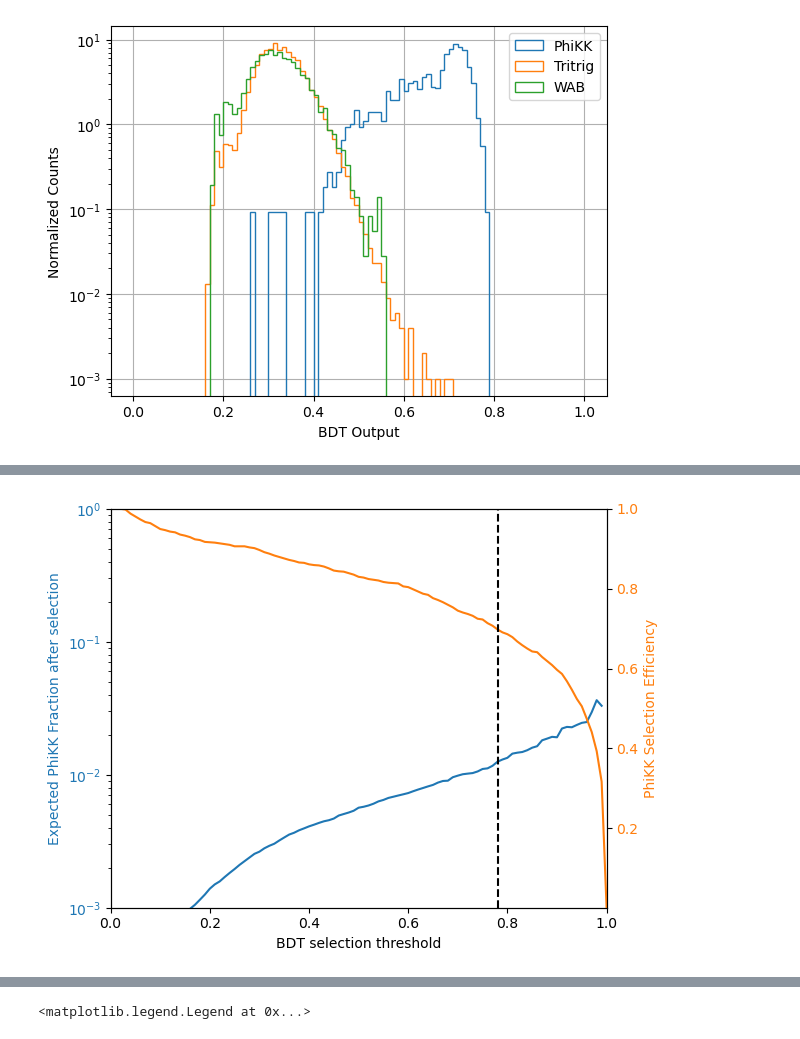
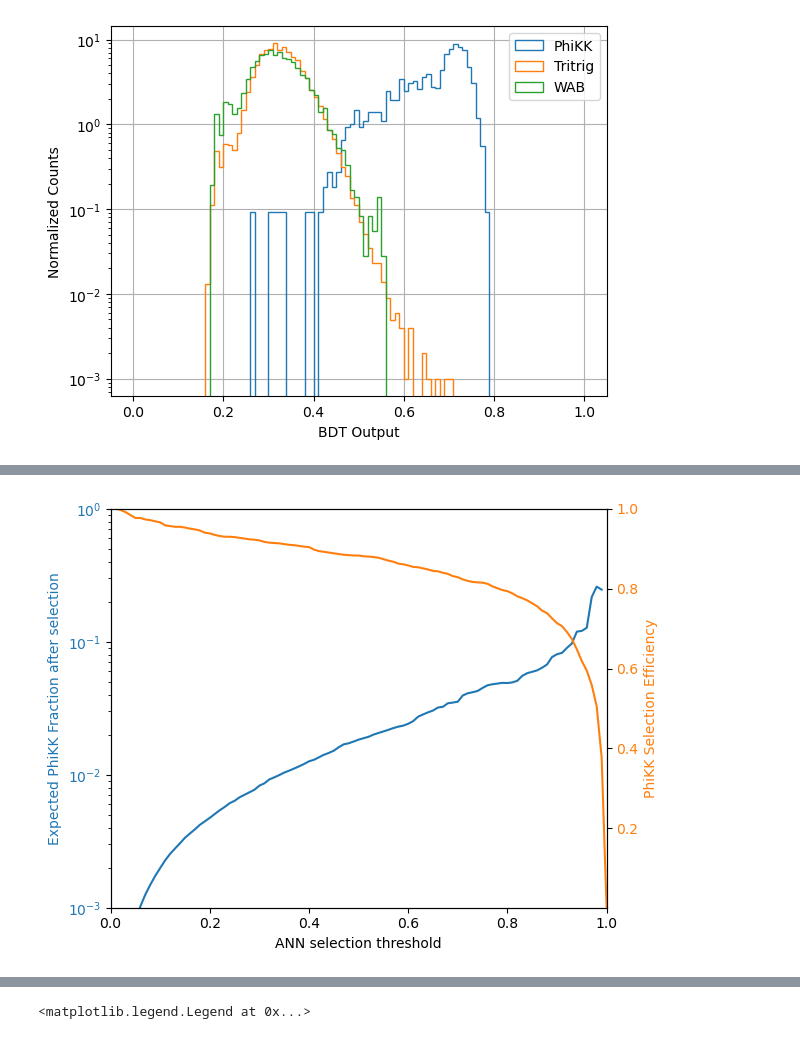
Before and after one commit to mghrear/pivoting-ANN, a Jupyter notebook: compare_models.ipynb, the cells around one changed output, grey strips where cells are left out. Drawn from its saved outputs; the diff is of its cells as text; code cells hidden in the pictures.

```diff
--- a/compare_models.ipynb
+++ b/compare_models.ipynb
@@ -175,9 +189,9 @@ for thld in np.arange(0,1.0,0.01):
     phiKK_eff = np.sum(test_df_phiKK.BDT > thld)/len(test_df_phiKK)
     tritrig_eff = np.sum(test_df_tritrig.BDT > thld)/len(test_df_tritrig)
     wab_eff = np.sum(test_df_wab.BDT > thld)/len(test_df_wab)
-    phiKK_frac = 2.96E2*phiKK_eff/(2.96E2*phiKK_eff+1.13E7*tritrig_eff+2.72E6*wab_eff)
-    tritrig_frac = 1.13E7*tritrig_eff/(2.96E2*phiKK_eff+1.13E7*tritrig_eff+2.72E6*wab_eff)
-    wab_frac = 2.72E6*wab_eff/(2.96E2*phiKK_eff+1.13E7*tritrig_eff+2.72E6*wab_eff)
+    phiKK_frac = phiKK_ratio*phiKK_eff/(phiKK_ratio*phiKK_eff+tritrig_ratio*tritrig_eff+wab_ratio*wab_eff)
+    tritrig_frac = tritrig_ratio*tritrig_eff/(phiKK_ratio*phiKK_eff+tritrig_ratio*tritrig_eff+wab_ratio*wab_eff)
+    wab_frac = wab_ratio*wab_eff/(phiKK_ratio*phiKK_eff+tritrig_ratio*tritrig_eff+wab_ratio*wab_eff)
     phiKK_fracs += [phiKK_frac]
     tritrig_fracs += [tritrig_frac]
     wab_fracs += [wab_frac]
@@ -270,9 +263,9 @@ for thld in np.arange(0,1.01,0.01):
     phiKK_eff = np.sum(test_df_phiKK.MLP > thld)/len(test_df_phiKK)
     tritrig_eff = np.sum(test_df_tritrig.MLP > thld)/len(test_df_tritrig)
     wab_eff = np.sum(test_df_wab.MLP > thld)/len(test_df_wab)
-    phiKK_frac = 2.96E2*phiKK_eff/(2.96E2*phiKK_eff+1.13E7*tritrig_eff+2.72E6*wab_eff)
-    tritrig_frac = 1.13E7*tritrig_eff/(2.96E2*phiKK_eff+1.13E7*tritrig_eff+2.72E6*wab_eff)
-    wab_frac = 2.72E6*wab_eff/(2.96E2*phiKK_eff+1.13E7*tritrig_eff+2.72E6*wab_eff)
+    phiKK_frac = phiKK_ratio*phiKK_eff/(phiKK_ratio*phiKK_eff+tritrig_ratio*tritrig_eff+wab_ratio*wab_eff)
+    tritrig_frac = tritrig_ratio*tritrig_eff/(phiKK_ratio*phiKK_eff+tritrig_ratio*tritrig_eff+wab_ratio*wab_eff)
+    wab_frac = wab_ratio*wab_eff/(phiKK_ratio*phiKK_eff+tritrig_ratio*tritrig_eff+wab_ratio*wab_eff)
     phiKK_fracs += [phiKK_frac]
     tritrig_fracs += [tritrig_frac]
     wab_fracs += [wab_frac]
@@ -308,18 +300,0 @@ plt.tight_layout()
-# %%
-phiKK_eff = np.sum(test_df_phiKK.MLP > MLP_selection)/len(test_df_phiKK)
-tritrig_eff = np.sum(test_df_tritrig.MLP > MLP_selection)/len(test_df_tritrig)
-wab_eff = np.sum(test_df_wab.MLP > MLP_selection)/len(test_df_wab)
-phiKK_frac = 2.96E2*phiKK_eff/(2.96E2*phiKK_eff+1.13E7*tritrig_eff+2.72E6*wab_eff)
-tritrig_frac = 1.13E7*tritrig_eff/(2.96E2*phiKK_eff+1.13E7*tritrig_eff+2.72E6*wab_eff)
-wab_frac = 2.72E6*wab_eff/(2.96E2*phiKK_eff+1.13E7*tritrig_eff+2.72E6*wab_eff)
-
-# number of eventas after selection
-n_events = 100000
-n_phiKK = int(phiKK_frac*n_events)
-n_tritrig = int(tritrig_frac*n_events)
-n_wab = int(wab_frac*n_events)
-
-x_vals = 1000*pd.concat([test_df_phiKK.sample(n=n_phiKK,replace=True),test_df_tritrig.sample(n=n_tritrig,replace=False),test_df_wab.sample(n=n_wab,replace=True)], ignore_index=True).InvM
-
-plt.hist(x_vals, bins=np.arange(980,1250,1), histtype='step', label='BDT selection extrapolated', density=False)
-plt.axvline(1019.461, color='k', linestyle='dashed', linewidth=1, label='PDG phi mass')
@@ -365,9 +337,9 @@ for thld in np.arange(0,1.01,0.01):
     phiKK_eff = np.sum(test_df_phiKK.ANN > thld)/len(test_df_phiKK)
     tritrig_eff = np.sum(test_df_tritrig.ANN > thld)/len(test_df_tritrig)
     wab_eff = np.sum(test_df_wab.ANN > thld)/len(test_df_wab)
-    phiKK_frac = 2.96E2*phiKK_eff/(2.96E2*phiKK_eff+1.13E7*tritrig_eff+2.72E6*wab_eff)
-    tritrig_frac = 1.13E7*tritrig_eff/(2.96E2*phiKK_eff+1.13E7*tritrig_eff+2.72E6*wab_eff)
-    wab_frac = 2.72E6*wab_eff/(2.96E2*phiKK_eff+1.13E7*tritrig_eff+2.72E6*wab_eff)
+    phiKK_frac = phiKK_ratio*phiKK_eff/(phiKK_ratio*phiKK_eff+tritrig_ratio*tritrig_eff+wab_ratio*wab_eff)
+    tritrig_frac = tritrig_ratio*tritrig_eff/(phiKK_ratio*phiKK_eff+tritrig_ratio*tritrig_eff+wab_ratio*wab_eff)
+    wab_frac = wab_ratio*wab_eff/(phiKK_ratio*phiKK_eff+tritrig_ratio*tritrig_eff+wab_ratio*wab_eff)
     phiKK_fracs += [phiKK_frac]
     tritrig_fracs += [tritrig_frac]
     wab_fracs += [wab_frac]
@@ -378,28 +350,28 @@ for thld in np.arange(0,1.01,0.01):
 # %%
 fig, ax1 = plt.subplots()
 
 # Left y-axis
 l1, = ax1.plot(thlds, phiKK_fracs, color="tab:blue")
-ax1.set_xlabel("BDT selection threshold")
+ax1.set_xlabel("ANN selection threshold")
 ax1.set_ylabel("Expected PhiKK Fraction after selection", color="tab:blue")
 ax1.tick_params(axis="y", labelcolor="tab:blue")
 ax1.set_ylim(1E-3, 1)
 ax1.set_xlim(0.4, 0.8)
 ax1.set_yscale("log")
 
 # Right y-axis
 ax2 = ax1.twinx()
 l2, = ax2.plot(thlds, phiKK_effs, color="tab:orange")
 ax2.set_ylabel("PhiKK Selection Efficiency", color="tab:orange")
 ax2.tick_params(axis="y", labelcolor="tab:orange")
 ax2.set_ylim(1E-3, 1)
 ax2.set_xlim(0, 1.0)
 #ax2.set_yscale("log")
 
-plt.axvline(ANN_selection, color='k', linestyle='--', label ="selection line")
+#plt.axvline(ANN_selection, color='k', linestyle='--', label ="selection line")
 plt.tight_layout()
 # %% [output]
-[figure, old version]
+[figure, new version]
 # %%
 phiKK_eff = np.sum(test_df_phiKK.ANN > ANN_selection)/len(test_df_phiKK)
 tritrig_eff = np.sum(test_df_tritrig.ANN > ANN_selection)/len(test_df_tritrig)
```
Also changed, not shown: parts of 38 cells of this notebook, 1 other file.
